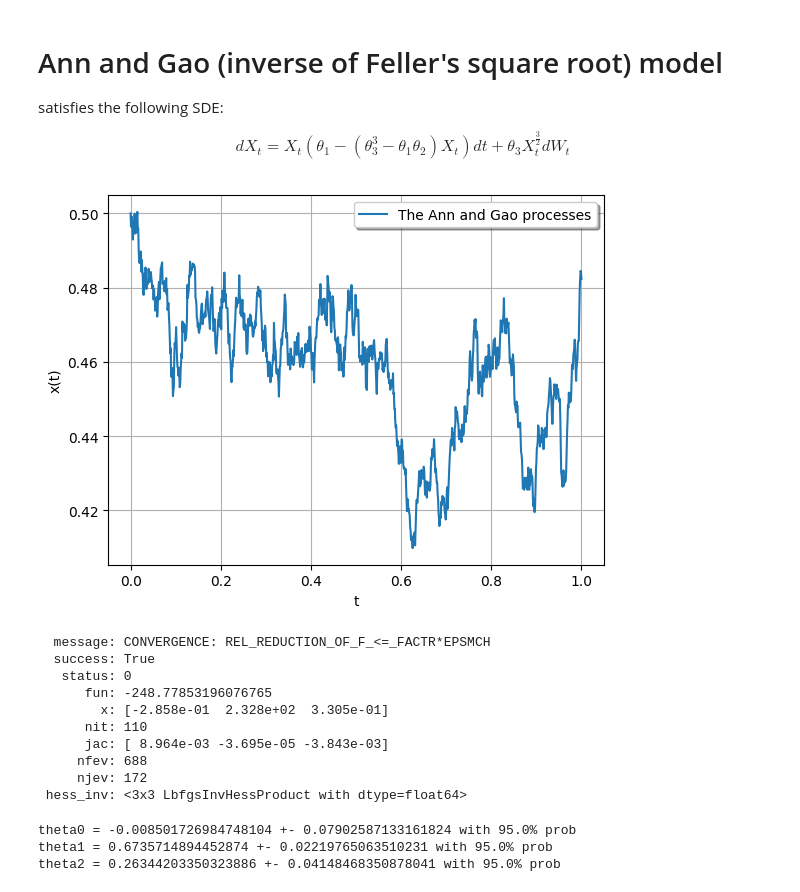
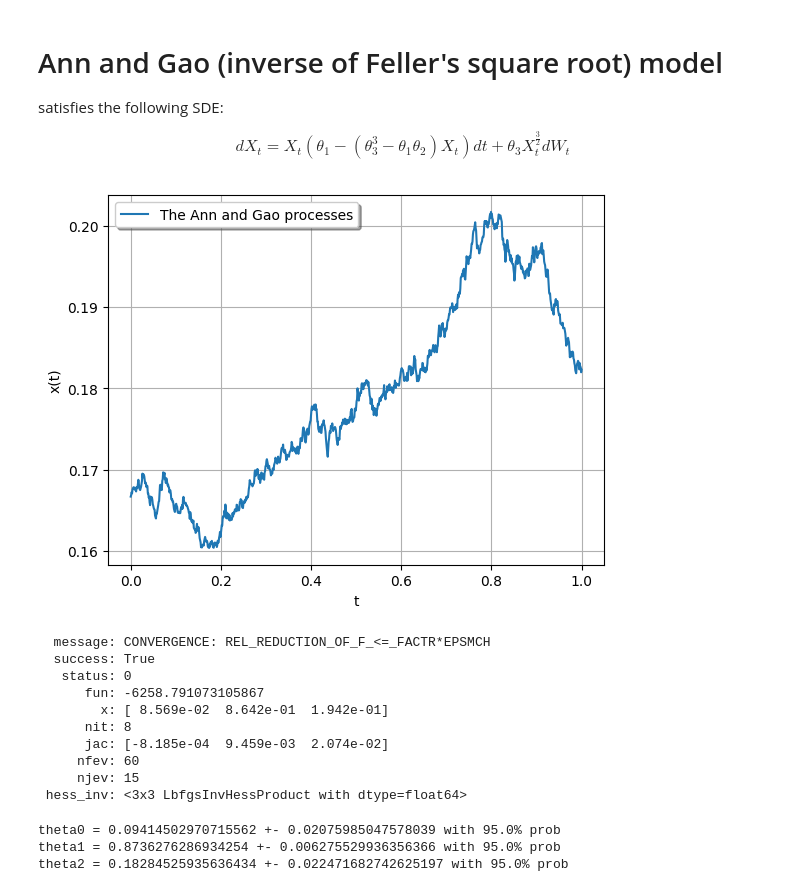
Before and after one commit to Kasymkhankhubiyev/Sirius-Uni, a Jupyter notebook: StatisticsOfStochasticProcesses/lab4_SSP.ipynb, the cells around one changed output. Saved outputs shown, nothing was run; the diff lists cells and outputs as text; code cells hidden in the pictures.

```diff
--- a/StatisticsOfStochasticProcesses/lab4_SSP.ipynb
+++ b/StatisticsOfStochasticProcesses/lab4_SSP.ipynb
@@ -747,7 +747,7 @@ class AnnGaoProcess(StochasticProcess):
     @njit
     def bxt(x, t, params):
         # return params[0] * t * x
-        return x * (params[0] - (params[2]**3 - params[0]*params[1]) * x) * t
+        return x * (params[0] - (params[2]**3 - params[0]*params[1]) * x)
 
     @staticmethod
     @njit
@@ -757,7 +757,7 @@ class AnnGaoProcess(StochasticProcess):
     @staticmethod
     @njit
     def bxt_x(x, t, params):
-        return (params[0] - 2 * (params[2]**3 - params[0]*params[1]) * x) * t
+        return (params[0] - 2 * (params[2]**3 - params[0]*params[1]) * x)
 
     @staticmethod
     @njit
@@ -767,67 +767,67 @@ class AnnGaoProcess(StochasticProcess):
     @staticmethod
     @njit
     def bxt_t(x, t, params):
-        return x * (params[0] - (params[2]**3 - params[0]*params[1]) * x)
+        return 0
 
     @staticmethod
     @njit
     def bxt_xx(x, t, params):
-        return -2 * (params[2]**3 - params[0]*params[1]) * t
+        return -2 * (params[2]**3 - params[0]*params[1])
 
     @staticmethod
     @njit
     def sigmaxt_xx(x, t, params):
         return .75 * params[2] * x ** (-.5)
 
     def DefaultInitState(self):
         return self.params[0] / self.params[1] * np.ones(self.Nx)
 
     def sampler_init_state(self):
         return self.params[0] / (self.params[2] - self.params[0] * self.params[1]) * np.ones(self.Nx)
 
 # Parameters
 theta1 = .1
-theta2 = .2
-theta3 = .3
+theta2 = .6
+theta3 = .2
 
 x0 = 0
 Nx = 1
 Nt = 1000
 T = 1.0
 
 params = [theta1, theta2, theta3]
 
 AnnGao = AnnGaoProcess(params, T, Nx, Nt)
-t_data, x_data = AnnGao.EulerSolution()
-plt.plot(t_data, x_data, label = 'The Ann and Gao processes')
+t_data, x_data_AG = AnnGao.EulerSolution()
+plt.plot(t_data, x_data_AG, label = 'The Ann and Gao processes')
 
 plt.legend(loc = 'best', fancybox = True, shadow = True)
 plt.xlabel("t")
 plt.ylabel("x(t)")
 plt.grid(True)
 plt.show()
 # %% [output]
-[figure, old version]
+[figure, new version]
 # %%
-AnnGao.EulerEstimation(t_data, x_data_HW)
+AnnGao.EulerEstimation(t_data, x_data_AG)
 # %% [output]
   message: CONVERGENCE: REL_REDUCTION_OF_F_<=_FACTR*EPSMCH
   success: True
    status: 0
-      fun: -248.77853196076765
-        x: [-2.858e-01  2.328e+02  3.305e-01]
-      nit: 110
-      jac: [ 8.964e-03 -3.695e-05 -3.843e-03]
-     nfev: 688
-     njev: 172
+      fun: -6258.791073105867
+        x: [ 8.569e-02  8.642e-01  1.942e-01]
+      nit: 8
+      jac: [-8.185e-04  9.459e-03  2.074e-02]
+     nfev: 60
+     njev: 15
  hess_inv: <3x3 LbfgsInvHessProduct with dtype=float64>
 # %%
 #Confidence intervals
 n = 50
 result = np.zeros((n, 3))
 for k in range(0, n):
-    t_data, x_data_T5 = AnnGao.EulerSolution()
-    result[k] = AnnGao.EulerEstimation(t_data, x_data_T5).x
+    t_data, x_data_AG = AnnGao.EulerSolution()
+    result[k] = AnnGao.EulerEstimation(t_data, x_data_AG).x
 
 
 alpha = 0.05
@@ -837,6 +837,6 @@ for i in range(0, 3):
     v = np.std(result[:,i], ddof=1)
     print(f"theta{i} = {m} +- {v * q / np.sqrt(n)} with {100 - alpha * 100}% prob")
 # %% [output]
-theta0 = -0.008501726984748104 +- 0.07902587133161824 with 95.0% prob
-theta1 = 0.6735714894452874 +- 0.02219765063510231 with 95.0% prob
-theta2 = 0.26344203350323886 +- 0.04148468350878041 with 95.0% prob
+theta0 = 0.09414502970715562 +- 0.02075985047578039 with 95.0% prob
+theta1 = 0.8736276286934254 +- 0.006275529936356366 with 95.0% prob
+theta2 = 0.18284525935636434 +- 0.022471682742625197 with 95.0% prob
```
Also changed, not shown: parts of 16 cells of this notebook, 1 other file.
